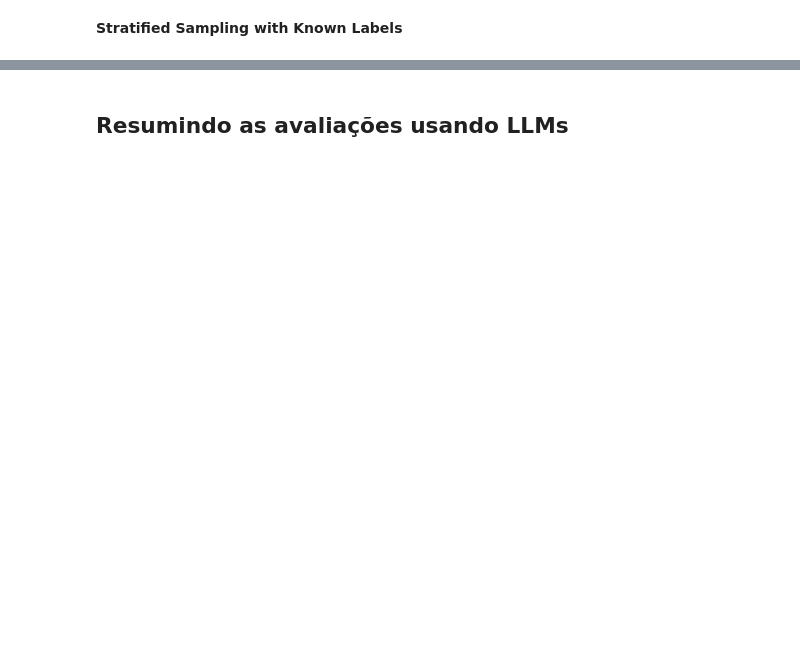
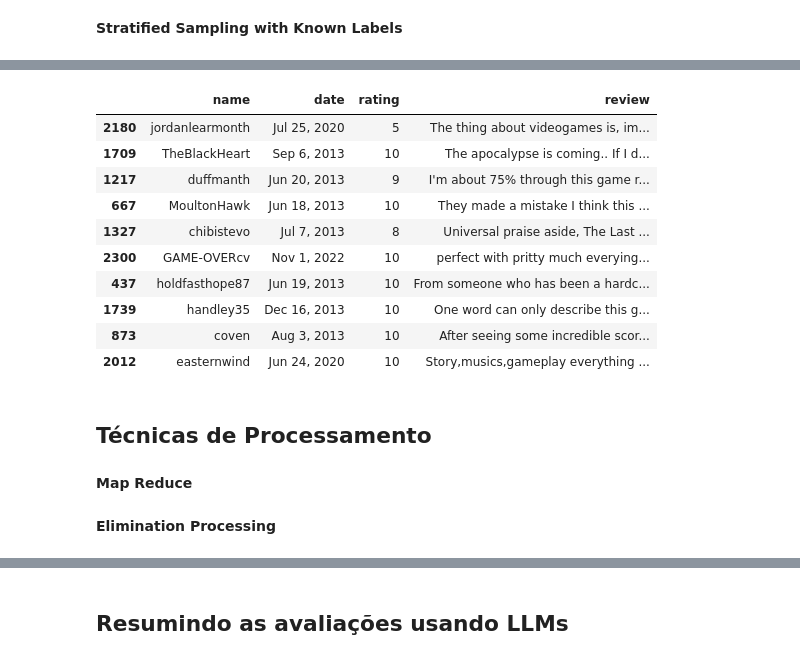
Before and after one commit to LucasONobrega/COS836_AplicacoesDeLLM, a Jupyter notebook: Summarizing Game Reviews with LLMs.ipynb, the cells around one changed output, grey strips where cells are left out. Saved outputs shown, nothing was run; the diff lists cells and outputs as text; code cells hidden in the pictures; blank space fills up the shorter version.

```diff
--- a/Summarizing Game Reviews with LLMs.ipynb
+++ b/Summarizing Game Reviews with LLMs.ipynb
@@ -323,0 +319,45 @@ stratified_sampling_known_class_labels(data,10)
+# %%
+# Stratified Sampling with Known Class Labels (Groups of Ratings - Positive 8-10, Mixed 5-7 and Negative 0-4)
+def stratified_sampling_known_class_labels_groups(C,n):
+  # Data: Collection C with class labels L, Sample size n,
+  # Result: Sample S
+
+  S = pd.DataFrame(columns=['name','date','rating','review'])
+
+  # Negative
+  cL = data[data['rating'] <= 4]
+  nL = round(n*len(cL)/len(C))
+  sL = cL.sample(n=nL)
+  S = pd.concat([S,sL])
+
+  # Mixed
+  cL = data[(data['rating'] >= 5) & (data['rating'] <= 7)]
+  nL = round(n*len(cL)/len(C))
+  sL = cL.sample(n=nL)
+  S = pd.concat([S,sL])
+
+  # Negative
+  cL = data[data['rating'] >= 8]
+  nL = round(n*len(cL)/len(C))
+  sL = cL.sample(n=nL)
+  S = pd.concat([S,sL])
+
+  return S
+# %%
+stratified_sampling_known_class_labels_groups(data,10)
+# %% [output]
+|  | name | date | rating | review |
+| 2180 | jordanlearmonth | Jul 25, 2020 | 5 | The thing about videogames is, im... |
+| 1709 | TheBlackHeart | Sep 6, 2013 | 10 | The apocalypse is coming.. If I d... |
+| 1217 | duffmanth | Jun 20, 2013 | 9 | I'm about 75% through this game r... |
+| 667 | MoultonHawk | Jun 18, 2013 | 10 | They made a mistake I think this ... |
+| 1327 | chibistevo | Jul 7, 2013 | 8 | Universal praise aside, The Last ... |
+| 2300 | GAME-OVERcv | Nov 1, 2022 | 10 | perfect with pritty much everying... |
+| 437 | holdfasthope87 | Jun 19, 2013 | 10 | From someone who has been a hardc... |
+| 1739 | handley35 | Dec 16, 2013 | 10 | One word can only describe this g... |
+| 873 | coven | Aug 3, 2013 | 10 | After seeing some incredible scor... |
+| 2012 | easternwind | Jun 24, 2020 | 10 | Story,musics,gameplay everything ... |
+# %% [markdown]
+## Técnicas de Processamento
+# %% [markdown]
+**Map Reduce**
@@ -323,0 +389,2 @@ stratified_sampling_known_class_labels(data,10)
+# %% [markdown]
+**Elimination Processing**
```
Also changed, not shown: parts of 84 cells of this notebook.
